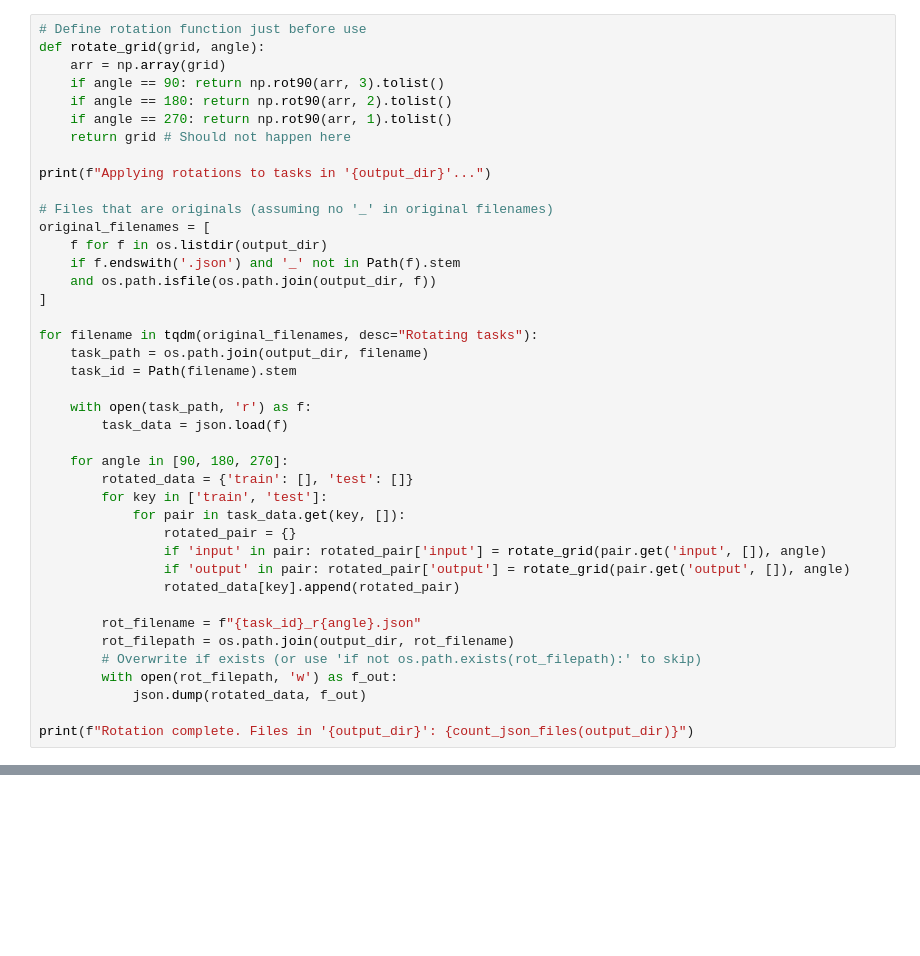
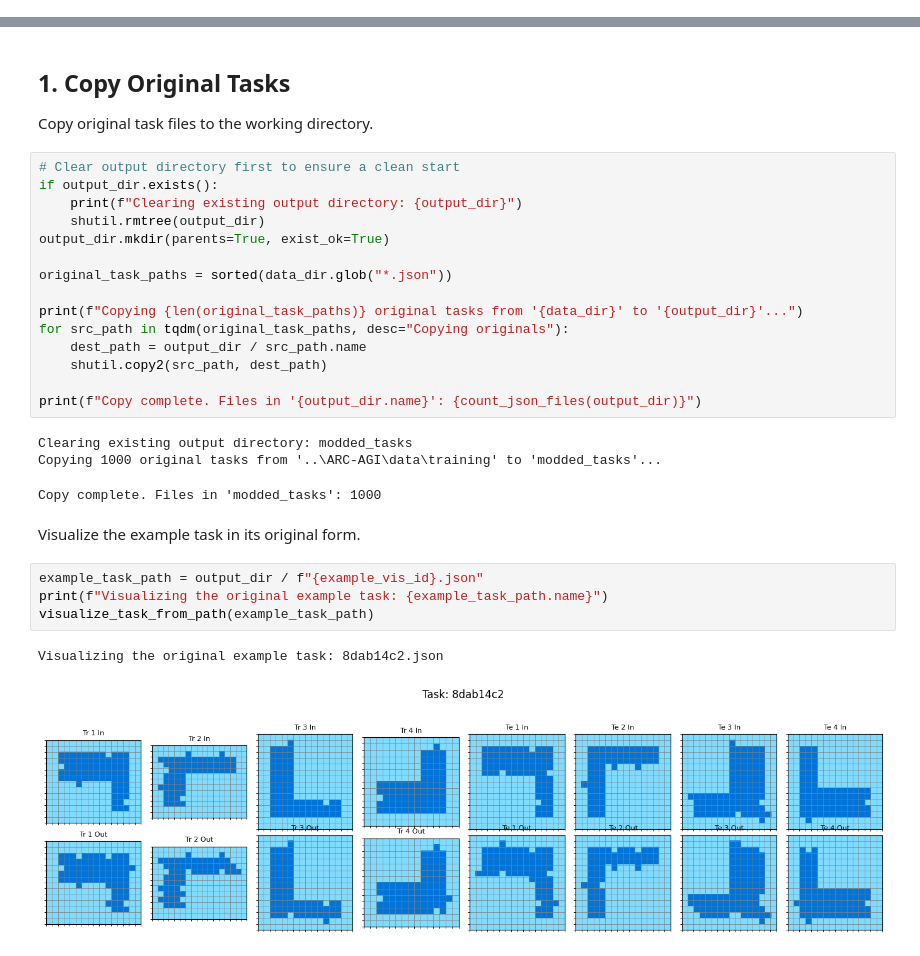
Before and after one commit to Lukhausen/Lepus, a Jupyter notebook: experimental/lukas/preprocessing/data_auguentation.ipynb, the cells around one changed output, grey strips where cells are left out. Drawn from its saved outputs; the diff is of its cells as text; blank space fills up the shorter version.

Commit message:
added data augumentation

```diff
--- a/experimental/lukas/preprocessing/data_auguentation.ipynb
+++ b/experimental/lukas/preprocessing/data_auguentation.ipynb
@@ -207,41 +0,0 @@ Okay, but we can start doing the transformations and multiplying the ARC tasks l
-# %%
-# Define rotation function just before use
-def rotate_grid(grid, angle):
-    arr = np.array(grid)
-    if angle == 90: return np.rot90(arr, 3).tolist()
-    if angle == 180: return np.rot90(arr, 2).tolist()
-    if angle == 270: return np.rot90(arr, 1).tolist()
-    return grid # Should not happen here
-
-print(f"Applying rotations to tasks in '{output_dir}'...")
-
-# Files that are originals (assuming no '_' in original filenames)
-original_filenames = [
-    f for f in os.listdir(output_dir)
-    if f.endswith('.json') and '_' not in Path(f).stem
-    and os.path.isfile(os.path.join(output_dir, f))
-]
-
-for filename in tqdm(original_filenames, desc="Rotating tasks"):
-    task_path = os.path.join(output_dir, filename)
-    task_id = Path(filename).stem
-
-    with open(task_path, 'r') as f:
-        task_data = json.load(f)
-
-    for angle in [90, 180, 270]:
-        rotated_data = {'train': [], 'test': []}
-        for key in ['train', 'test']:
-            for pair in task_data.get(key, []):
-                rotated_pair = {}
-                if 'input' in pair: rotated_pair['input'] = rotate_grid(pair.get('input', []), angle)
-                if 'output' in pair: rotated_pair['output'] = rotate_grid(pair.get('output', []), angle)
-                rotated_data[key].append(rotated_pair)
-
-        rot_filename = f"{task_id}_r{angle}.json"
-        rot_filepath = os.path.join(output_dir, rot_filename)
-        # Overwrite if exists (or use 'if not os.path.exists(rot_filepath):' to skip)
-        with open(rot_filepath, 'w') as f_out:
-            json.dump(rotated_data, f_out)
-
-print(f"Rotation complete. Files in '{output_dir}': {count_json_files(output_dir)}")
@@ -563,0 +207,32 @@ visualize_task_variants("1f85a75f", "modded_tasks")
+# %% [markdown]
+## 1. Copy Original Tasks
+
+Copy original task files to the working directory.
+# %%
+# Clear output directory first to ensure a clean start
+if output_dir.exists():
+    print(f"Clearing existing output directory: {output_dir}")
+    shutil.rmtree(output_dir)
+output_dir.mkdir(parents=True, exist_ok=True)
+
+original_task_paths = sorted(data_dir.glob("*.json"))
+
+print(f"Copying {len(original_task_paths)} original tasks from '{data_dir}' to '{output_dir}'...")
+for src_path in tqdm(original_task_paths, desc="Copying originals"):
+    dest_path = output_dir / src_path.name
+    shutil.copy2(src_path, dest_path)
+
+print(f"Copy complete. Files in '{output_dir.name}': {count_json_files(output_dir)}")
+# %% [output]
+Clearing existing output directory: modded_tasks
+Copying 1000 original tasks from '..\ARC-AGI\data\training' to 'modded_tasks'...
+Copy complete. Files in 'modded_tasks': 1000
+# %% [markdown]
+Visualize the example task in its original form.
+# %%
+example_task_path = output_dir / f"{example_vis_id}.json"
+print(f"Visualizing the original example task: {example_task_path.name}")
+visualize_task_from_path(example_task_path)
+# %% [output]
+Visualizing the original example task: 8dab14c2.json
+[figure, added]
```
Also changed, not shown: parts of 51 cells of this notebook, 12 other files.
